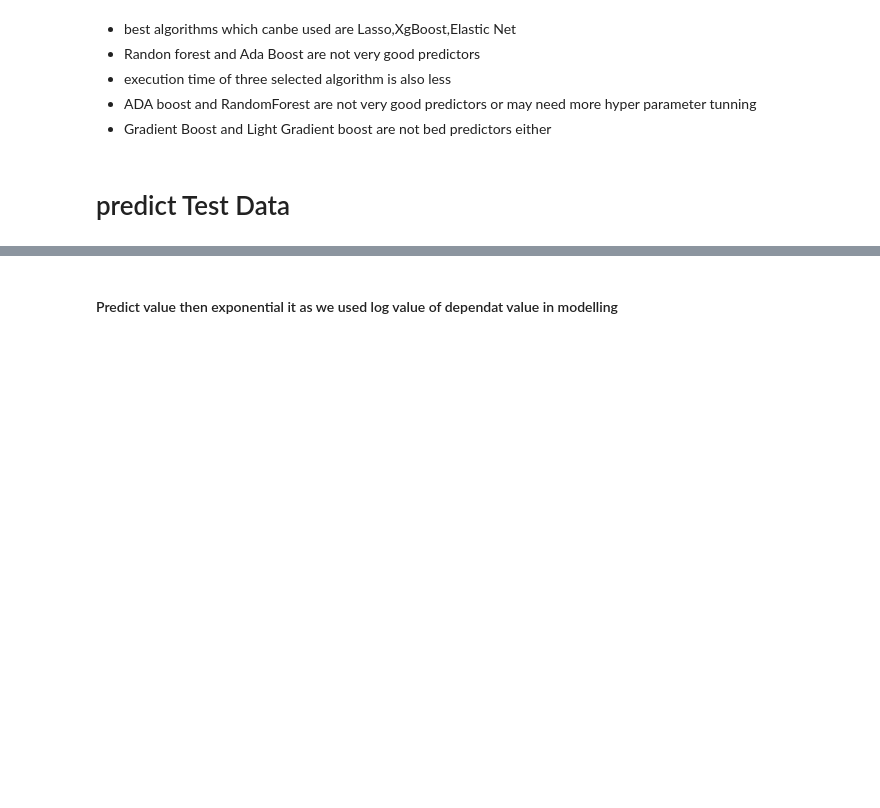
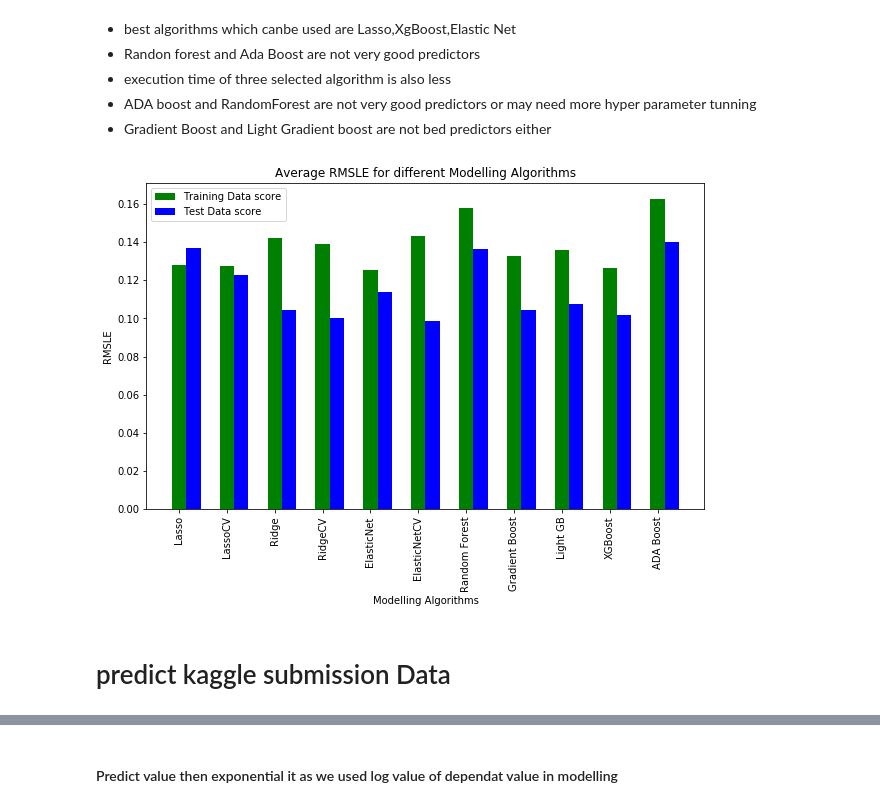
Before and after one commit to DataDrivenGit/Ames-Real-Estate, a Jupyter notebook: Reports/6.Modelling .ipynb, the cells around one changed output, grey strips where cells are left out. Drawn from its saved outputs; the diff is of its cells as text; code cells hidden in the pictures; blank space fills up the shorter version.

Commit message:
Add files via upload
+actual vs pred graph

```diff
--- a/Reports/6.Modelling .ipynb
+++ b/Reports/6.Modelling .ipynb
@@ -1399,8 +1451,31 @@ compare_model
 * execution time of three selected algorithm is also less
 * ADA boost and RandomForest are not very good predictors or may need more hyper parameter tunning
 * Gradient Boost and Light Gradient boost are not bed predictors either
+# %%
+
+#labels = compare_model[0:]
+#print(label)
+#plt.bar(data=compare_model,y=compare_model.iloc[0,1:],x=compare_model.columns)
+#sns.barplot(y=compare_model.columns, x=compare_model.iloc[0,1:],  data=compare_model)
+columns=['Lasso','LassoCV','Ridge','RidgeCV','ElasticNet',
+                                                 'ElasticNetCV','Random Forest','Gradient Boost','Light GB','XGBoost','ADA Boost']
+fig=plt.figure(figsize=(10, 6))
+axes=fig.add_subplot(1, 1, 1)
+bar_width = 0.3
+idx = np.array(range(compare_model.shape[1]-1))
+plt.bar(data=compare_model, height=compare_model.iloc[0,1:], x=idx, color='g', width=bar_width, label='Training Data score')
+plt.bar(data=compare_model, height=compare_model.iloc[1,1:], x=idx+bar_width, color='b', width=bar_width, label='Test Data score')
+
+plt.xticks(idx, columns, rotation=90)
+plt.xlabel('Modelling Algorithms')
+plt.ylabel('RMSLE')
+plt.title('Average RMSLE for different Modelling Algorithms')
+plt.legend()
+plt.show()
+# %% [output]
+[figure, added]
 # %% [markdown]
-# predict Test Data
+# predict kaggle submission Data
 # %%
 def blend_models_predict(X):
     return ((0.2 * losso_final.predict(X)) + \
```
Also changed, not shown: parts of 41 cells of this notebook.
